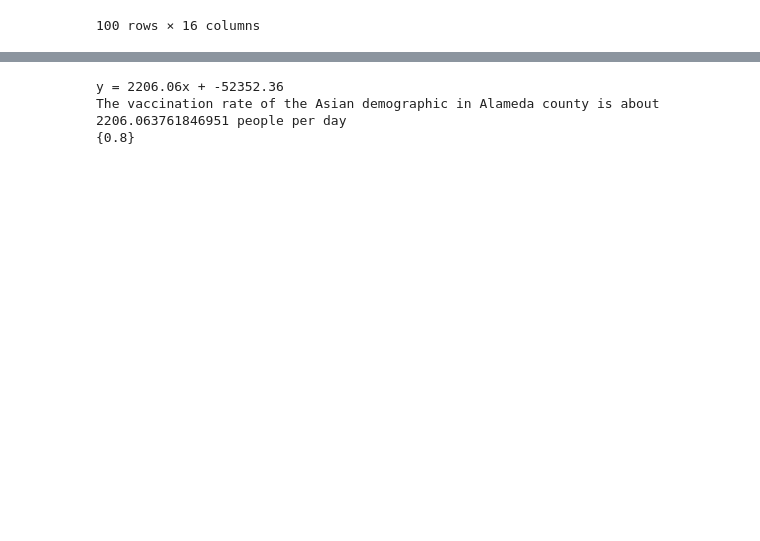
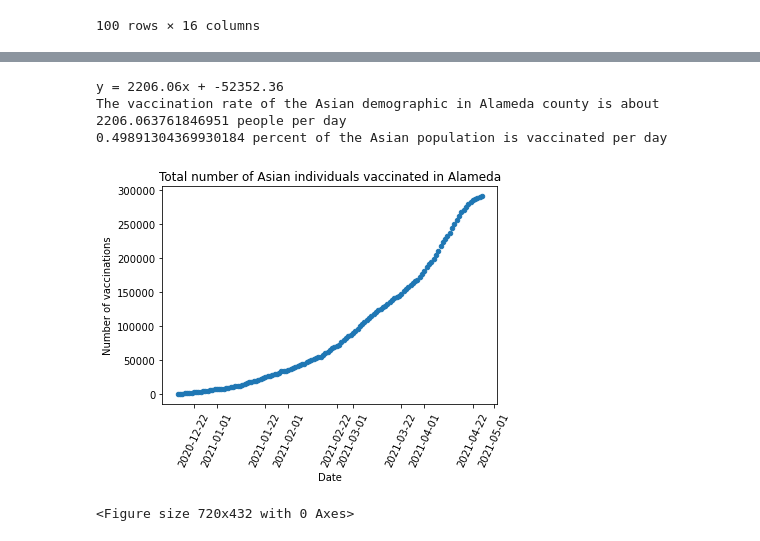
Before and after one commit to Chithra1996/GTProject1, a Jupyter notebook: Question_1.ipynb, the cells around one changed output, grey strips where cells are left out. Drawn from its saved outputs; the diff is of its cells as text; code cells hidden in the pictures; blank space fills up the shorter version.

```diff
--- a/Question_1.ipynb
+++ b/Question_1.ipynb
@@ -98,7 +108,7 @@ line_eq
 demo = county.loc[ca_counties_vaxdemo_df["demographic_value"]== "Asian"]
 xaxis = np.arange (1.0, 134.0, 1)
 
-cases_plot = demo.plot('administered_date', 'cumulative_at_least_one_dose',kind="scatter")
+demo.plot('administered_date', 'cumulative_at_least_one_dose',kind="scatter")
 plt.title(f"Total number of Asian individuals vaccinated in {county2}")
 plt.xlabel("Date")
 plt.ylabel("Number of vaccinations")
@@ -108,12 +118,14 @@ y_values = demo['cumulative_at_least_one_dose']
 (slope, intercept, rvalue, pvalue, stderr) = linregress(x_values, y_values)
 regress_values = x_values * slope + intercept
 line_eq = "y = " + str(round(slope,2)) + "x + " + str(round(intercept,2))
+plt.xticks(rotation = 65)
+plt.figure(figsize=(10,6))
 
 
 print (line_eq)
 print (f"The vaccination rate of the Asian demographic in {county2} county is about {slope} people per day")
-#a = demo.iloc[0, 4]
-#b = ({slope} / {a})
+a = demo.iloc[0, 4]
+b = ((slope) / (a))*100
 
-#print ({b})
+print (f"{b} percent of the Asian population is vaccinated per day")
 # %% [output]
@@ -122,6 +132,8 @@ print (f"The vaccination rate of the Asian demographic in {county2} county is ab
 y = 2206.06x + -52352.36
 The vaccination rate of the Asian demographic in Alameda county is about 2206.063761846951 people per day
-{0.8}
+0.49891304369930184 percent of the Asian population is vaccinated per day
+[figure, added]
+<Figure size 720x432 with 0 Axes>
 # %%
 demo = county.loc[ca_counties_vaxdemo_df["demographic_value"]== "Black or African American"]
 xaxis = np.arange (1.0, 134.0, 1)
```
Also changed, not shown: parts of 10 cells of this notebook.
